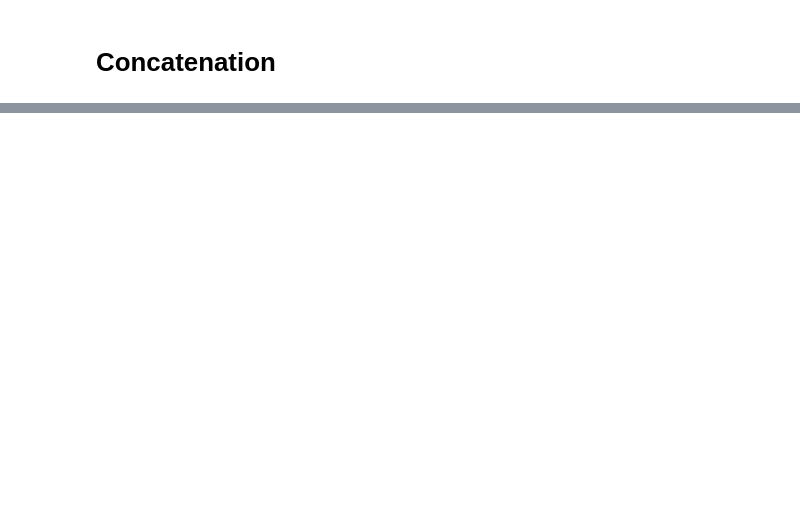
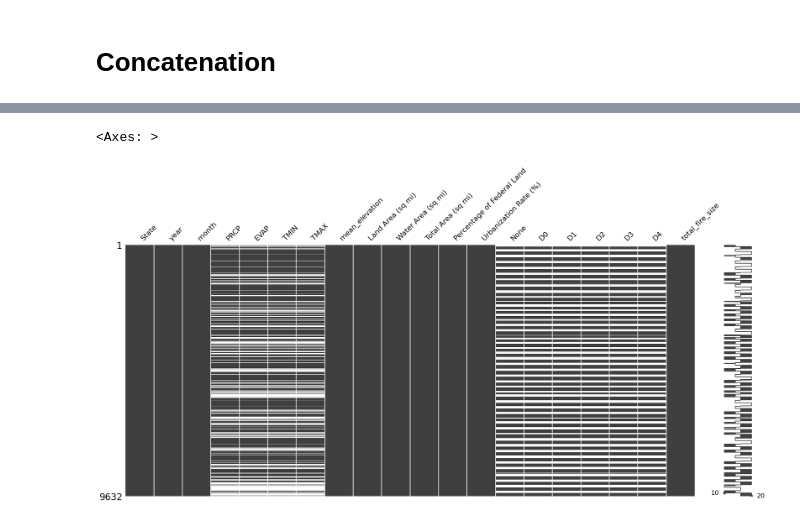
Before and after one commit to DenysBespalko231452/Hackathon_22feb, a Jupyter notebook: test.ipynb, the cells around one changed output, grey strips where cells are left out. Saved outputs shown, nothing was run; the diff lists cells and outputs as text; code cells hidden in the pictures; blank space fills up the shorter version.

```diff
--- a/test.ipynb
+++ b/test.ipynb
@@ -102,0 +64,5 @@ final_merged.shape
+# %%
+msno.matrix(final_merged)
+# %% [output]
+<Axes: >
+[figure, added]
```
Also changed, not shown: parts of 31 cells of this notebook, 7 other files.
